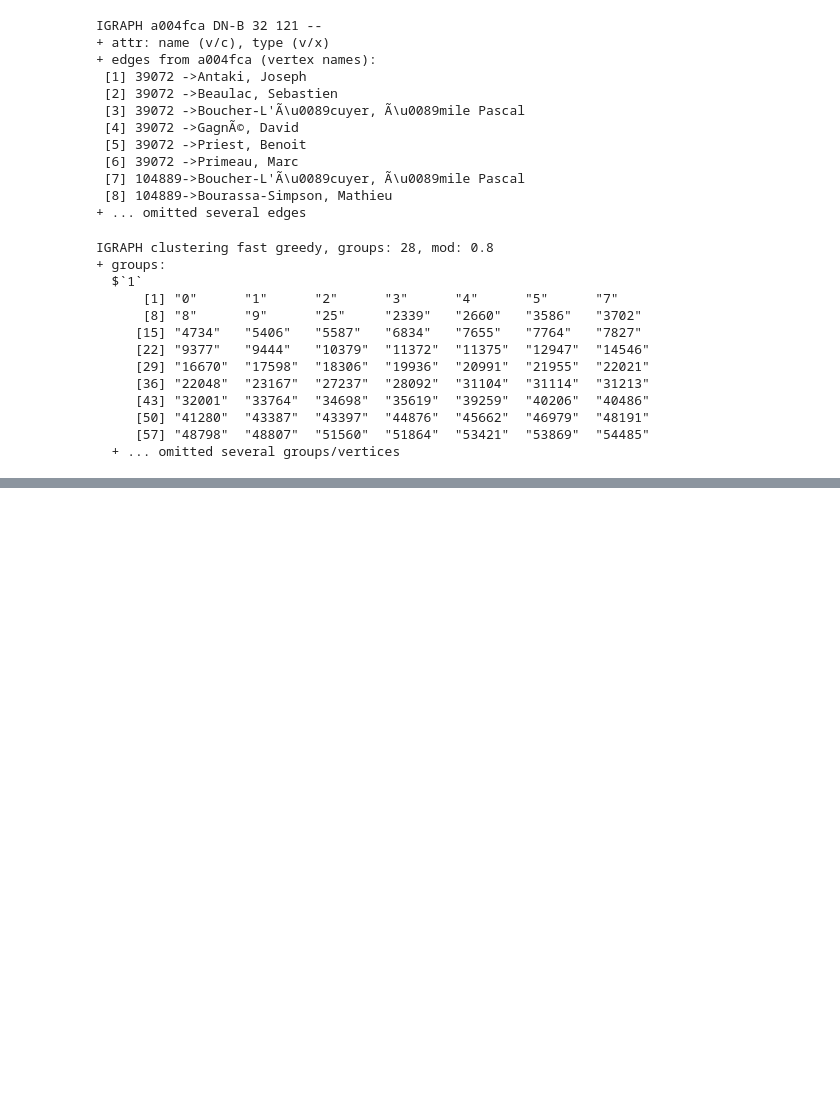
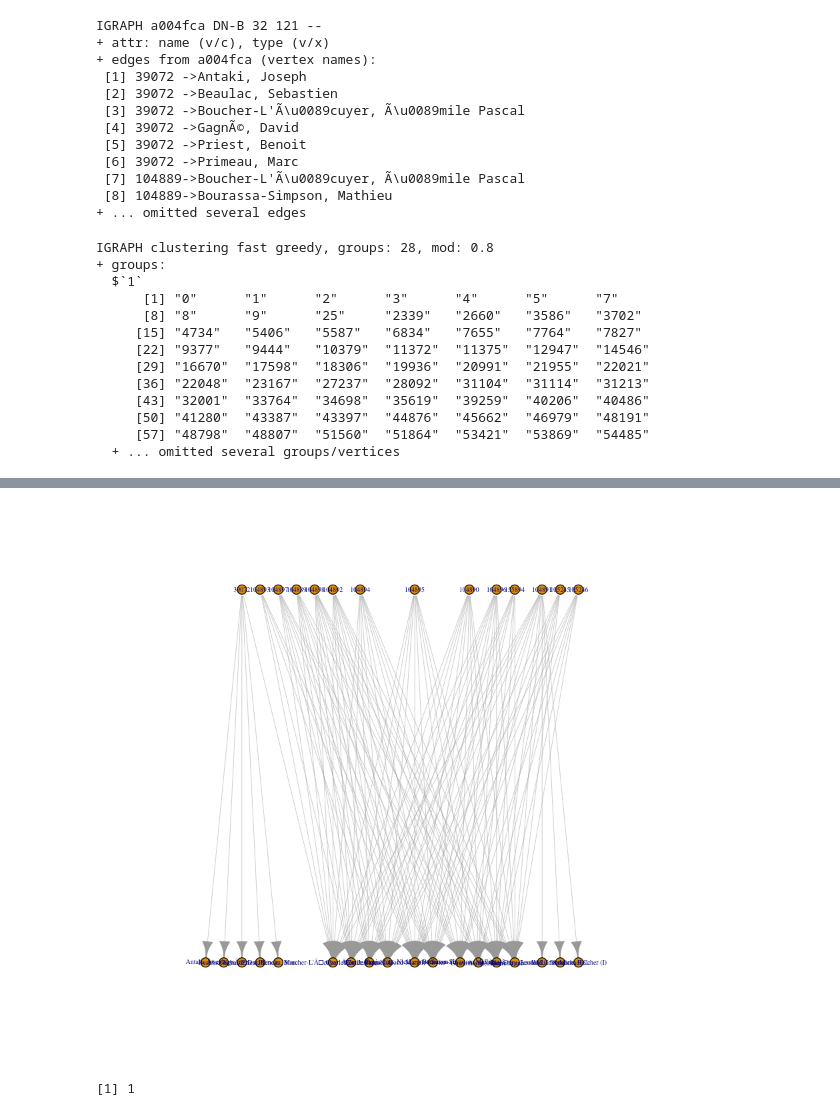
Before and after one commit to twjeric/UCLA-EE232-Large-Scale-Social-and-Complex-Networks, a Jupyter notebook: Project4/test.ipynb, the cells around one changed output, grey strips where cells are left out. Drawn from its saved outputs; the diff is of its cells as text; code cells hidden in the pictures; blank space fills up the shorter version.

```diff
--- a/Project4/test.ipynb
+++ b/Project4/test.ipynb
@@ -914,0 +991,20 @@ IGRAPH clustering fast greedy, groups: 28, mod: 0.8
+# %%
+# Q8 (c)
+edgelist = fread(input="/Users/duanli/Documents/P4/8c_movie_actor.txt", sep = "\t", header = FALSE)
+g1 <- graph.data.frame(edgelist)
+col <- c("green","orange")
+V(g1)$type <- is.na(as.numeric(V(g1)$name))
+type_list = list()
+for (i in 1:vcount(g1)) {
+    if (is.na(as.numeric(V(g1)$name[i]))) {
+        type = 0
+    } else {
+        type = 1
+    }
+    type_list = cbind(type_list, type)
+}
+y=0.5
+z=0.38
+plot(g1, layout = layout_as_bipartite(g1,hgap=1,vgap=2), vertex.size = 5, vertex.label.cex=y, edge.width =z)
+# plot(g1, layout = layout_as_bipartite(g,hgap=0.3,vgap=2), vertex.color = col[as.numeric(V(g1)$type)+1], vertex.size = 10, vertex.label.cex=y, edge.width =z)
+# %% [output]
@@ -914,0 +1028,5 @@ IGRAPH clustering fast greedy, groups: 28, mod: 0.8
+[figure, added]
+# %%
+as.numeric(TRUE)
+# %% [output]
+[1] 1
```
Also changed, not shown: parts of 6 cells of this notebook, 1 other file.
